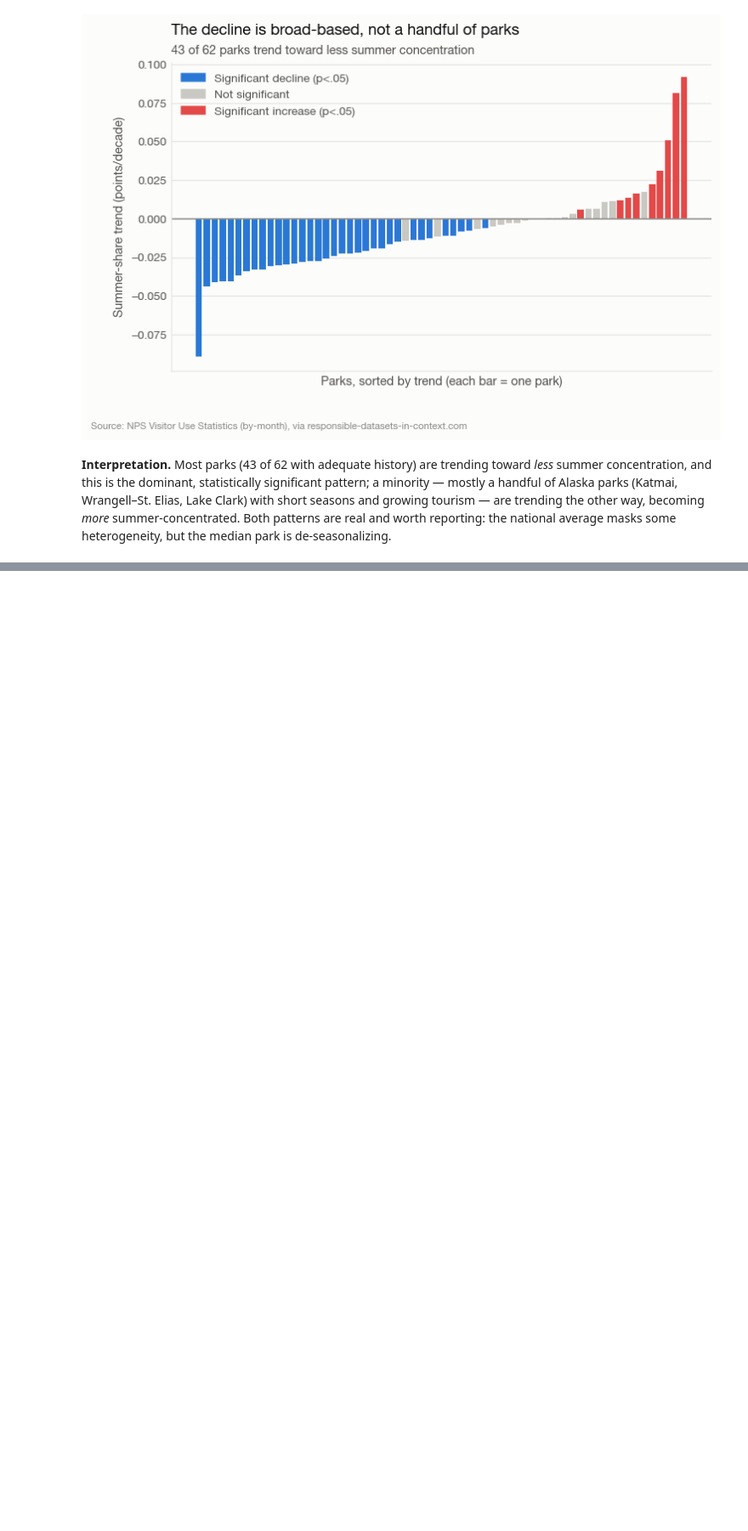
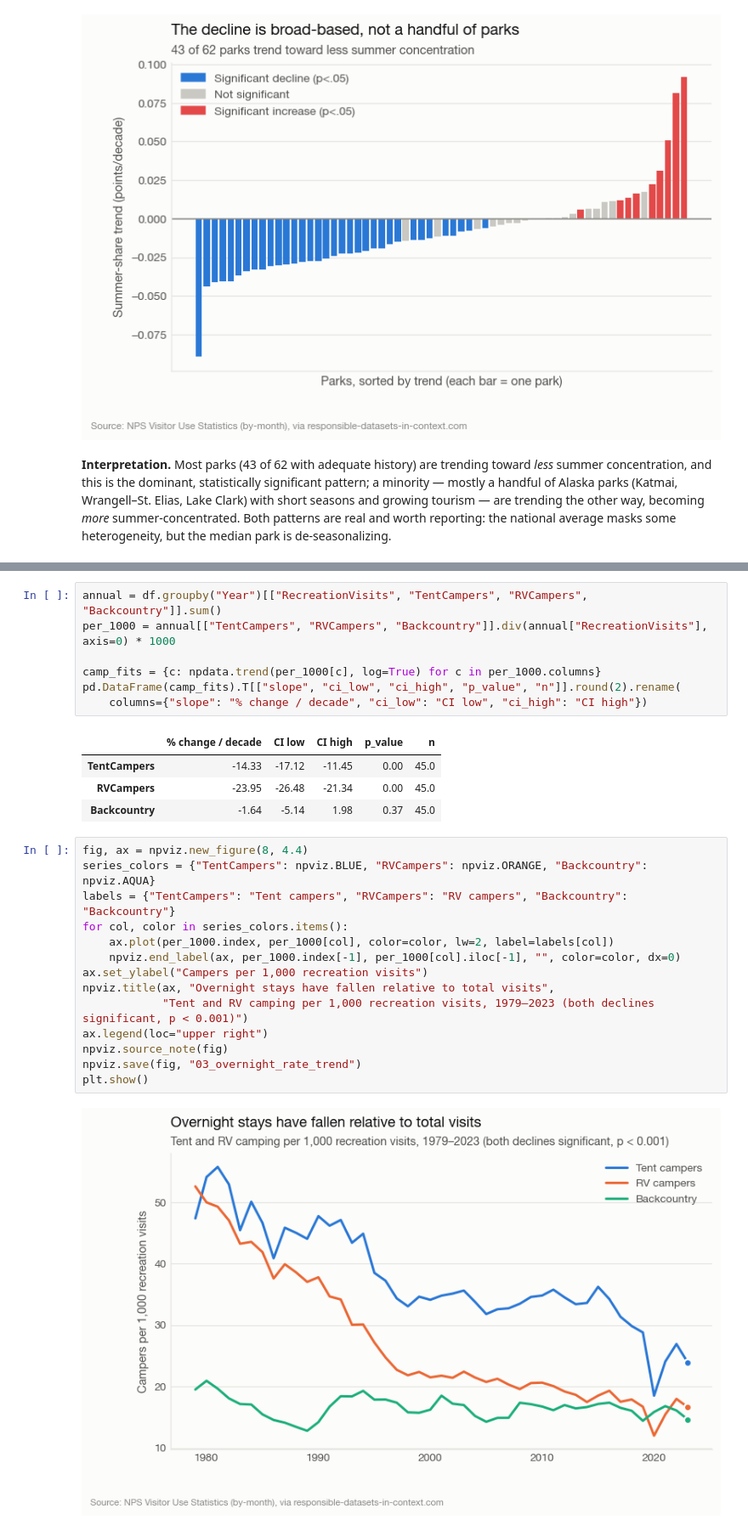
Before and after one commit to sikandaral/SI_699_mini_project, a Jupyter notebook: notebooks/sikandar_eda.ipynb, the cells around one changed output, grey strips where cells are left out. Shown at 85% size. Saved outputs shown, nothing was run; the diff lists cells and outputs as text; blank space fills up the shorter version.

Commit message:
notebook: Finding 2 (declining overnight use) with log-trend stats and shift-share decomposition

```diff
--- a/notebooks/sikandar_eda.ipynb
+++ b/notebooks/sikandar_eda.ipynb
@@ -256,0 +265,28 @@ some heterogeneity, but the median park is de-seasonalizing.
+# %%
+annual = df.groupby("Year")[["RecreationVisits", "TentCampers", "RVCampers", "Backcountry"]].sum()
+per_1000 = annual[["TentCampers", "RVCampers", "Backcountry"]].div(annual["RecreationVisits"], axis=0) * 1000
+
+camp_fits = {c: npdata.trend(per_1000[c], log=True) for c in per_1000.columns}
+pd.DataFrame(camp_fits).T[["slope", "ci_low", "ci_high", "p_value", "n"]].round(2).rename(
+    columns={"slope": "% change / decade", "ci_low": "CI low", "ci_high": "CI high"})
+# %% [output]
+|  | % change / decade | CI low | CI high | p_value | n |
+| TentCampers | -14.33 | -17.12 | -11.45 | 0.00 | 45.0 |
+| RVCampers | -23.95 | -26.48 | -21.34 | 0.00 | 45.0 |
+| Backcountry | -1.64 | -5.14 | 1.98 | 0.37 | 45.0 |
+# %%
+fig, ax = npviz.new_figure(8, 4.4)
+series_colors = {"TentCampers": npviz.BLUE, "RVCampers": npviz.ORANGE, "Backcountry": npviz.AQUA}
+labels = {"TentCampers": "Tent campers", "RVCampers": "RV campers", "Backcountry": "Backcountry"}
+for col, color in series_colors.items():
+    ax.plot(per_1000.index, per_1000[col], color=color, lw=2, label=labels[col])
+    npviz.end_label(ax, per_1000.index[-1], per_1000[col].iloc[-1], "", color=color, dx=0)
+ax.set_ylabel("Campers per 1,000 recreation visits")
+npviz.title(ax, "Overnight stays have fallen relative to total visits",
+            "Tent and RV camping per 1,000 recreation visits, 1979–2023 (both declines significant, p < 0.001)")
+ax.legend(loc="upper right")
+npviz.source_note(fig)
+npviz.save(fig, "03_overnight_rate_trend")
+plt.show()
+# %% [output]
+[figure, added]
```
Also changed, not shown: parts of 5 cells of this notebook, 6 other files.
